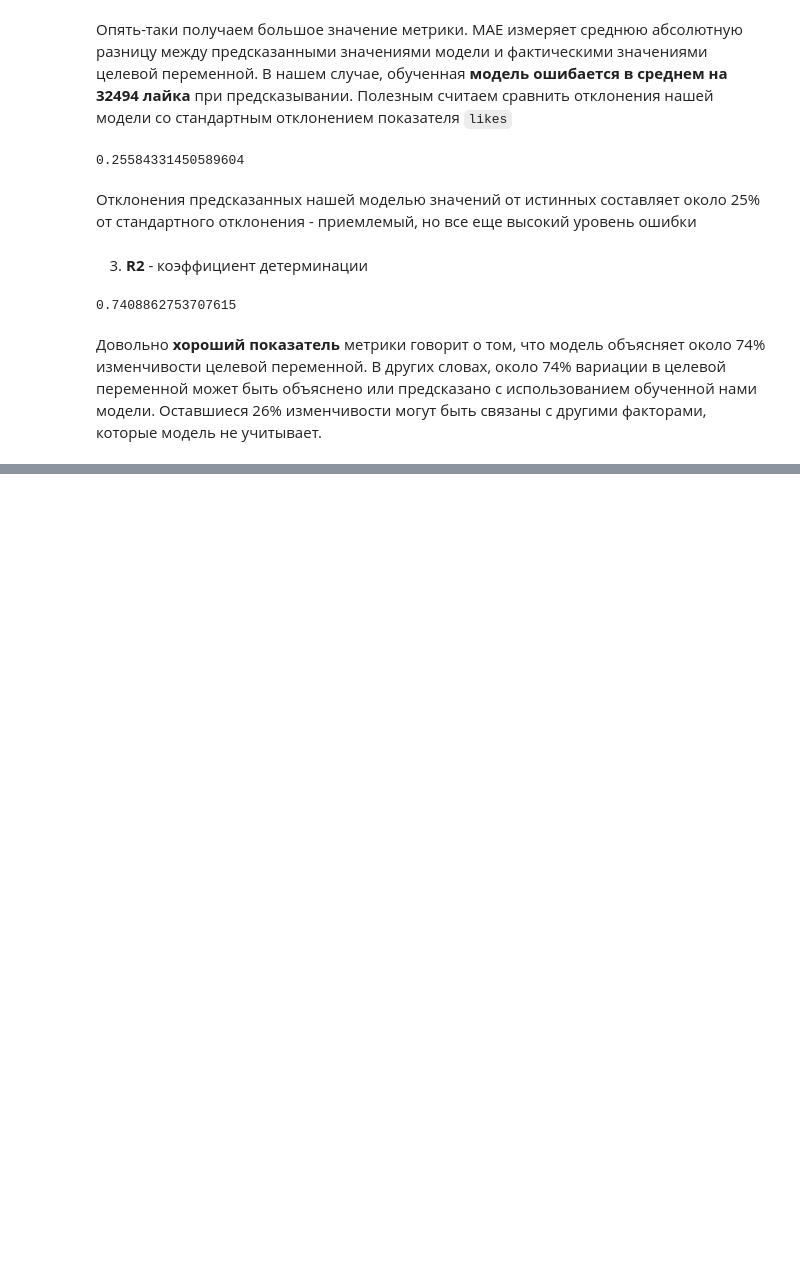
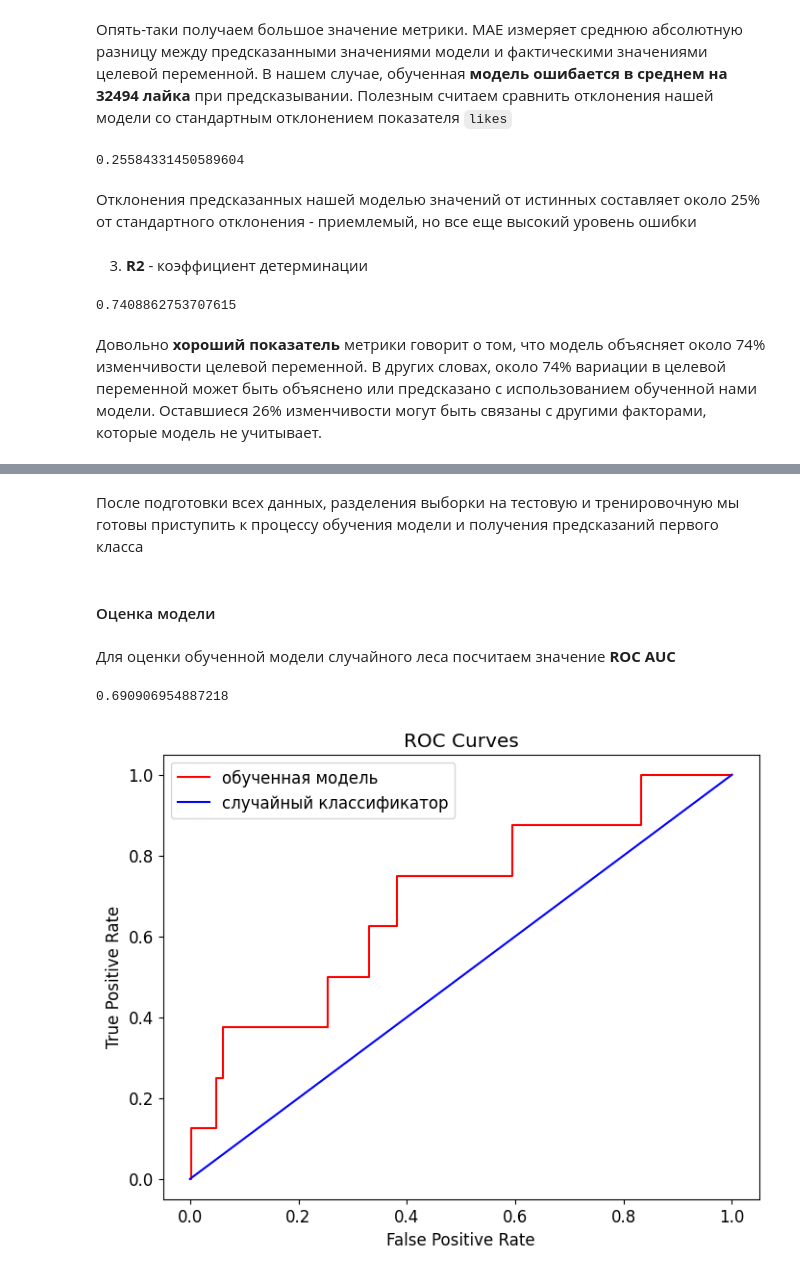
Before and after one commit to sardor014/project_andan_2023, a Jupyter notebook: ML.ipynb, the cells around one changed output, grey strips where cells are left out. Drawn from its saved outputs; the diff is of its cells as text; code cells hidden in the pictures; blank space fills up the shorter version.

```diff
--- a/ML.ipynb
+++ b/ML.ipynb
@@ -123,0 +197,16 @@ r2_score(y_test, pred)
+# %%
+df_encoded = pd.get_dummies(df, columns=['category'])
+
+df_encoded['ratings_disabled'] = df_encoded['ratings_disabled'].apply(lambda x: 1 if x == 'True' else 0)
+df_encoded['comments_disabled'] = df_encoded['comments_disabled'].apply(lambda x: 1 if x == 'True' else 0)
+
+df_train, df_test = train_test_split(df_encoded, test_size = 0.2, random_state = 42)
+
+X_train = df_train.drop(['title', 'publishedAt', 'channelTitle', 'trending_date', 'tags', 'description', 'daytime', 'country', 'comment_count', 'comments_disabled', 'times_appeared'], axis = 1)
+X_test = df_test.drop(['title', 'publishedAt', 'channelTitle', 'trending_date', 'tags', 'description', 'daytime', 'country', 'comment_count', 'comments_disabled', 'times_appeared'], axis = 1)
+
+
+y_train = df_train['comments_disabled']
+y_test = df_test['comments_disabled']
+# %% [markdown]
+После подготовки всех данных, разделения выборки на тестовую и тренировочную мы готовы приступить к процессу обучения модели и получения предсказаний первого класса
@@ -123,0 +223,24 @@ r2_score(y_test, pred)
+# %% [markdown]
+#### Оценка модели ####
+# %% [markdown]
+Для оценки обученной модели случайного леса посчитаем значение **ROC AUC**
+# %%
+roc_value = roc_auc_score(y_test, pred_proba)
+roc_value
+# %% [output]
+0.690906954887218
+# %%
+base_fpr, base_tpr, _ = roc_curve(y_test, [1 for _ in range(len(y_test))])
+model_fpr, model_tpr, _ = roc_curve(y_test, pred_proba_test)
+
+plt.figure(figsize = (8, 6))
+
+plt.plot(model_fpr, model_tpr, color = 'red', label = 'обученная модель')
+plt.plot(base_fpr, base_tpr, color = 'blue', label = 'случайный классификатор')
+
+plt.xlabel('False Positive Rate')
+plt.ylabel('True Positive Rate')
+plt.title('ROC Curves')
+plt.legend(loc = 'upper left');
+# %% [output]
+[figure, added]
```
Also changed, not shown: parts of 44 cells of this notebook.
